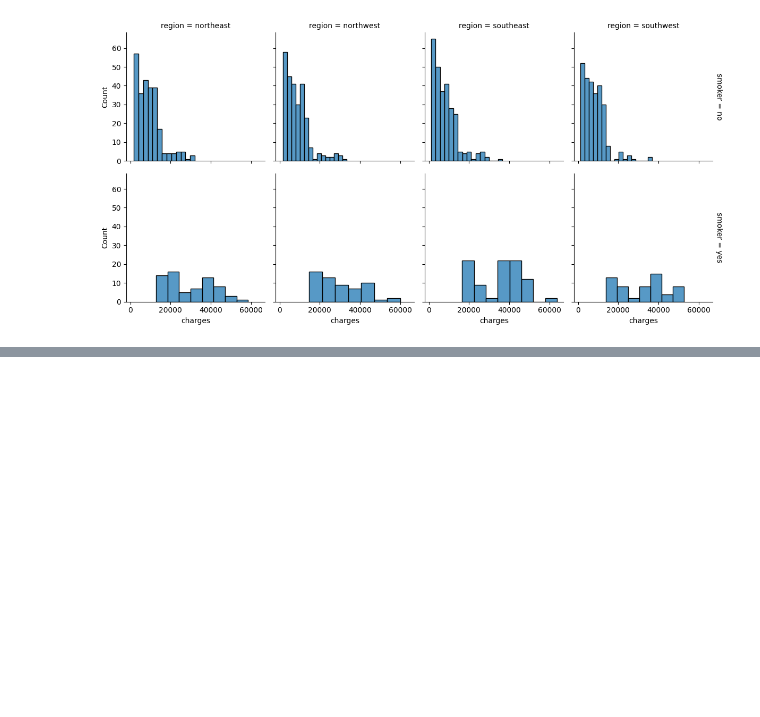
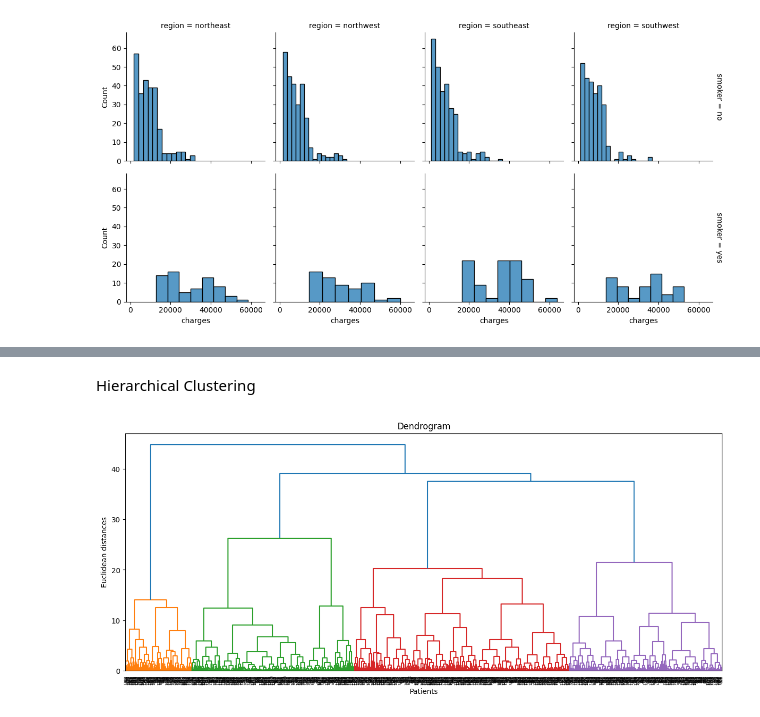
Before and after one commit to telvinmj/EDA, a Jupyter notebook: Eda_da.ipynb, the cells around one changed output, grey strips where cells are left out. Drawn from its saved outputs; the diff is of its cells as text; code cells hidden in the pictures; blank space fills up the shorter version.

```diff
--- a/Eda_da.ipynb
+++ b/Eda_da.ipynb
@@ -227,0 +268,2 @@ plt.show()
+# %% [markdown]
+Hierarchical Clustering
@@ -227,0 +272,10 @@ plt.show()
+# %%
+# Creating a dendrogram to help determine the optimal number of clusters
+plt.figure(figsize=(15, 6))
+plt.title('Dendrogram')
+plt.xlabel('Patients')
+plt.ylabel('Euclidean distances')
+dendrogram = sch.dendrogram(sch.linkage(X_scaled, method='ward'))
+plt.show()
+# %% [output]
+[figure, added]
```
Also changed, not shown: parts of 24 cells of this notebook.
